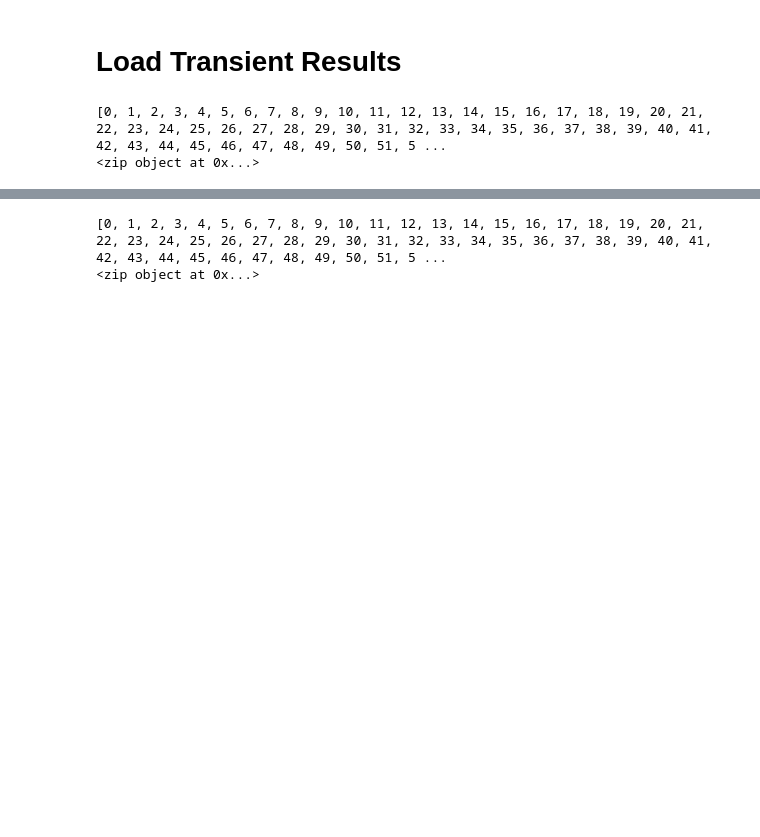
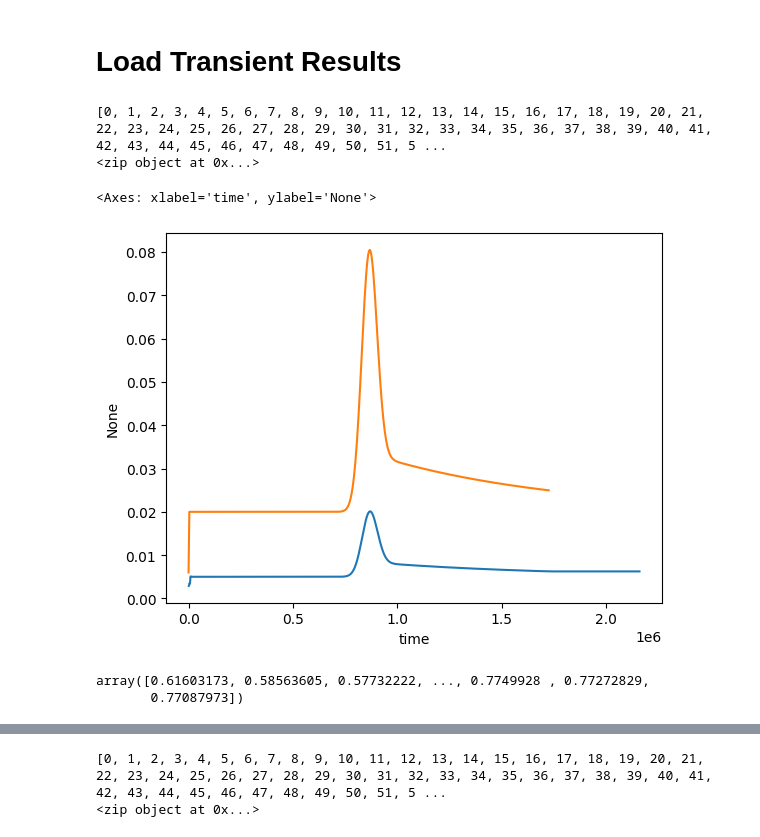
Before and after one commit to jhuang523/UMNBearSpring, a Jupyter notebook: openkarst/steady_state/conduit_geometry_setup.ipynb, the cells around one changed output, grey strips where cells are left out. Saved outputs shown, nothing was run; the diff lists cells and outputs as text; code cells hidden in the pictures; blank space fills up the shorter version.

```diff
--- a/openkarst/steady_state/conduit_geometry_setup.ipynb
+++ b/openkarst/steady_state/conduit_geometry_setup.ipynb
@@ -446,6 +418,12 @@ Q1, y1, t1, spring1 = get_transient_results(results_dir, network_dir)
 # %% [output]
 [0, 1, 2, 3, 4, 5, 6, 7, 8, 9, 10, 11, 12, 13, 14, 15, 16, 17, 18, 19, 20, 21, 22, 23, 24, 25, 26, 27, 28, 29, 30, 31, 32, 33, 34, 35, 36, 37, 38, 39, 40, 41, 42, 43, 44, 45, 46, 47, 48, 49, 50, 51, 5 ...
 <zip object at 0x...>
+# %%
+sns.lineplot(y = spring1[network1.outlets[0]], x= t1)
+sns.lineplot(y = r1, x = r_t1)
+# %% [output]
+<Axes: xlabel='time', ylabel='None'>
+[figure, added]
 # %%
 Q_df1 = pd.DataFrame({'t' : t1, 'Q' : spring1[network1.outlets[0]]})
 Q_df1['t_round'] = Q_df1['t'].round(2)
@@ -455,6 +433,11 @@ Q_df1['V'] = (0.5 * (Q_df1['Q'] + Q_df1['Q'].shift()) * Q_df1['dt']).cumsum()
 r_df1 = pd.DataFrame({'t' : r_t1, 'R' : r1})
 r_df1['dt'] = r_df1['t'].diff()
 r_df1['V'] = (0.5 * (r_df1['R'] + r_df1['R'].shift()) * r_df1['dt']).cumsum()
+# %%
+Q1.sum(axis=1)
+# %% [output]
+array([0.61603173, 0.58563605, 0.57732222, ..., 0.7749928 , 0.77272829,
+       0.77087973])
 # %%
 fig, ax = plt.subplots(figsize = (10,6))
 sns.lineplot(Q_df1, x = Q_df1.t/86400, y = 'Q', color = 'blue', label = 'Spring Discharge')
```
Also changed, not shown: parts of 7 cells of this notebook, 15 other files.
